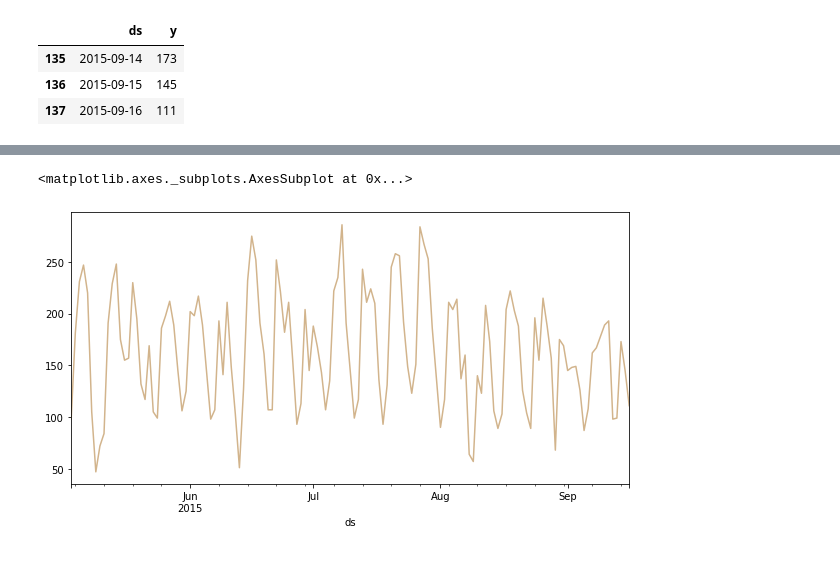
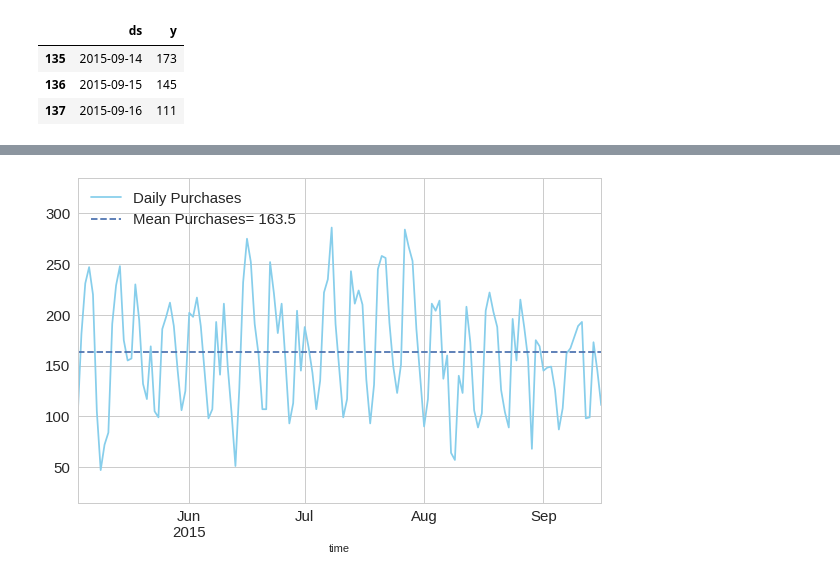
Before and after one commit to truejimfrank/StreamlinedProductPurchaseForecasting, a Jupyter notebook: notebooks/a_timedf.ipynb, the cells around one changed output, grey strips where cells are left out. Saved outputs shown, nothing was run; the diff lists cells and outputs as text; code cells hidden in the pictures.

```diff
--- a/notebooks/a_timedf.ipynb
+++ b/notebooks/a_timedf.ipynb
@@ -114,5 +112,0 @@ dfday['y'].plot(kind='hist', bins=40, color='wheat')
-# %%
-dfday.set_index('ds').plot(figsize=(10,5), legend=False, color='tan')
-# %% [output]
-<matplotlib.axes._subplots.AxesSubplot at 0x...>
-[figure, removed]
@@ -120,0 +113,26 @@ dfday.to_pickle('../../data/time_ecom/dfday.pkl')
+# %%
+# plt.style.use('seaborn-white')
+# plt.style.use('ggplot')
+plt.style.use('seaborn-whitegrid')
+matplotlib.rc('xtick', labelsize=15)
+matplotlib.rc('ytick', labelsize=15)
+dfdayplot = dfday.rename(columns={'y': 'Daily Purchases',
+                                  'ds': 'time'}).set_index('time')
+fig, ax = plt.subplots(figsize=(8,5.5))
+dfdayplot.plot(ax=ax, legend=True, color='skyblue') # or 'tan'
+# ax.set_label('Daily Purchases')
+ax.axhline(163.47, label='Mean Purchases= 163.5', linestyle='--')
+# 'Daily Purchases'
+# 'Mean Purchases'
+# ax.annotate('163.5 Mean Daily Purchases', xy=(0.6, 0.5),  xycoords='axes fraction',
+#             xytext=(0.53, 0.17), textcoords='axes fraction', fontsize=14,
+#             arrowprops=dict(facecolor='black', shrink=0.05, width=2),
+#             horizontalalignment='right', verticalalignment='top',
+#             )
+ax.set_ylim(15, 335)
+plt.legend(fontsize=15, loc='best') # 'upper right'
+# plt.ylabel('Daily Purchase')
+plt.tight_layout(pad=1)
+# plt.savefig('../img/dfday_daily.png', dpi=100)
+# %% [output]
+[figure, added]
```
Also changed, not shown: parts of 6 cells of this notebook, 5 other files.
